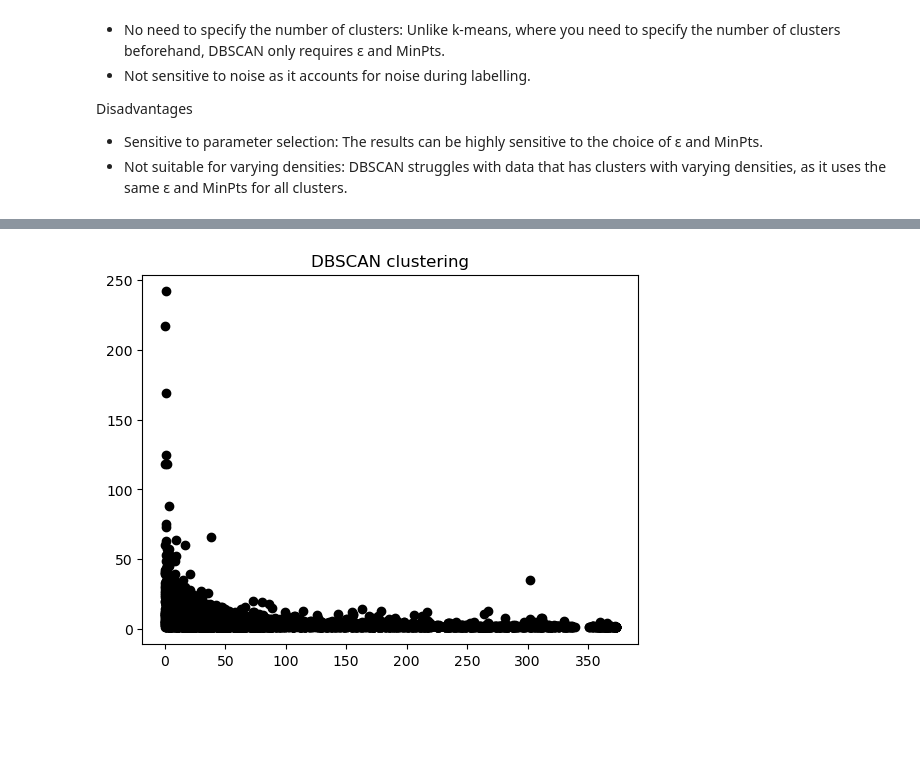
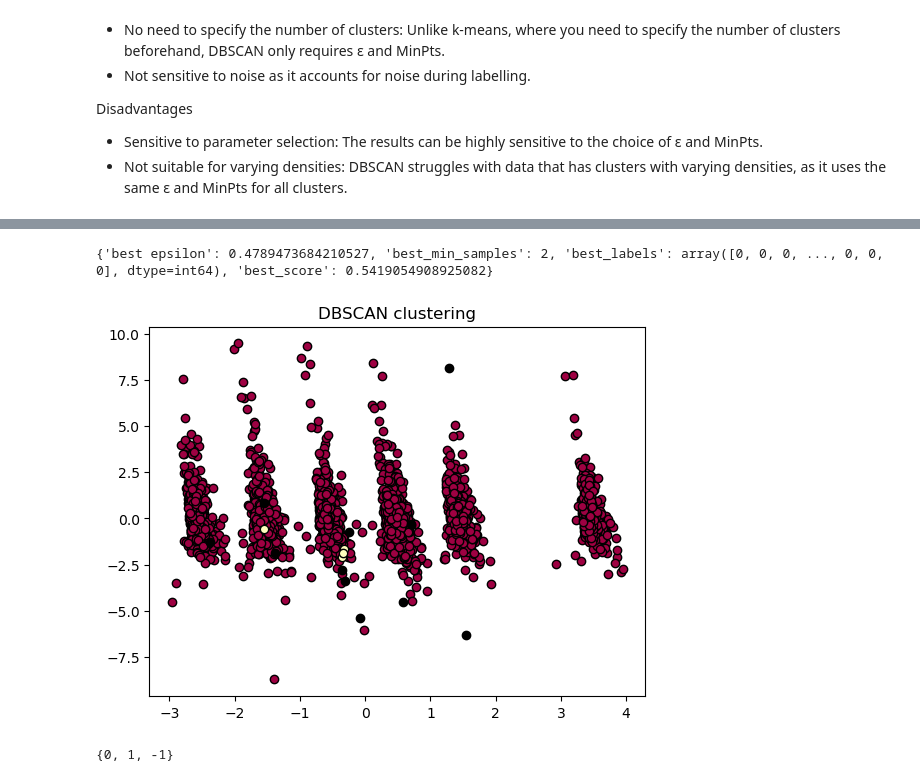
Before and after one commit to spartny/customer-segmentation, a Jupyter notebook: DBSCAN.ipynb, the cells around one changed output, grey strips where cells are left out. Saved outputs shown, nothing was run; the diff lists cells and outputs as text; code cells hidden in the pictures; blank space fills up the shorter version.

```diff
--- a/DBSCAN.ipynb
+++ b/DBSCAN.ipynb
@@ -92,4 +48,0 @@ Best Score: -1.0
-# %%
-# Compute the labels using DBSCAN
-clustering = DBSCAN(eps=0.1, min_samples=3).fit(df)
-labels = clustering.labels_
@@ -95,0 +54,7 @@ labels = clustering.labels_
+# %%
+epsilon = np.linspace(0.01, 1, 20)
+min_samples = np.arange(2, 25, 2)
+
+combinations = list(itertools.product(epsilon, min_samples))
+N = len(combinations)
+N
@@ -95,0 +101,2 @@ labels = clustering.labels_
+# %%
+best_params = Gridsearch(combinations, df)
@@ -96,19 +121,29 @@ labels = clustering.labels_
+# %%
+print(best_params)
+# %% [output]
+{'best epsilon': 0.4789473684210527, 'best_min_samples': 2, 'best_labels': array([0, 0, 0, ..., 0, 0, 0], dtype=int64), 'best_score': 0.5419054908925082}
+# %%
+df['cluster'] = best_params['best_labels']
 # %%
 # Plot results
-unique_labels = set(labels)
+unique_labels = set(df['cluster'])
 colors = [plt.cm.Spectral(each) for each in np.linspace(0, 1, len(unique_labels))]
 
 for k, col in zip(unique_labels, colors):
     if k == -1:
         # Black is used for noise.
         col = [0, 0, 0, 1]
 
-    class_member_mask = (labels == k)
+    class_member_mask = (df['cluster'] == k)
 
     xy = df[class_member_mask].values
-    plt.plot(xy[:, 0], xy[:, 1], 'o', markerfacecolor=tuple(col), markeredgecolor='k', markersize=6)
+    plt.plot(xy[:, 1], xy[:, 2], 'o', markerfacecolor=tuple(col), markeredgecolor='k', markersize=6)
 
 plt.title('DBSCAN clustering')
 plt.show()
 # %% [output]
-[figure, old version]
+[figure, new version]
+# %%
+print(unique_labels)
+# %% [output]
+{0, 1, -1}
```
Also changed, not shown: parts of 11 cells of this notebook, 2 other files.
